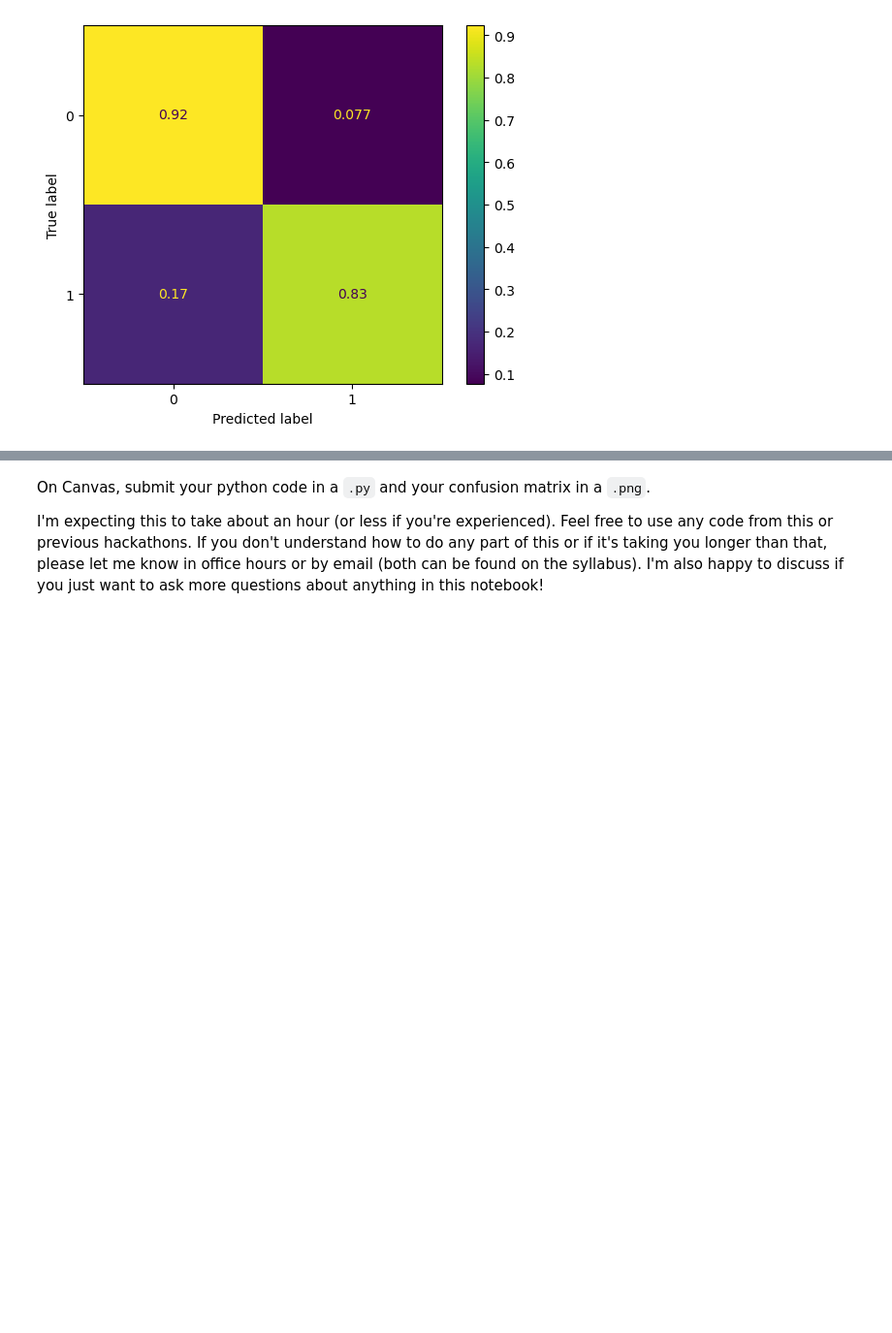
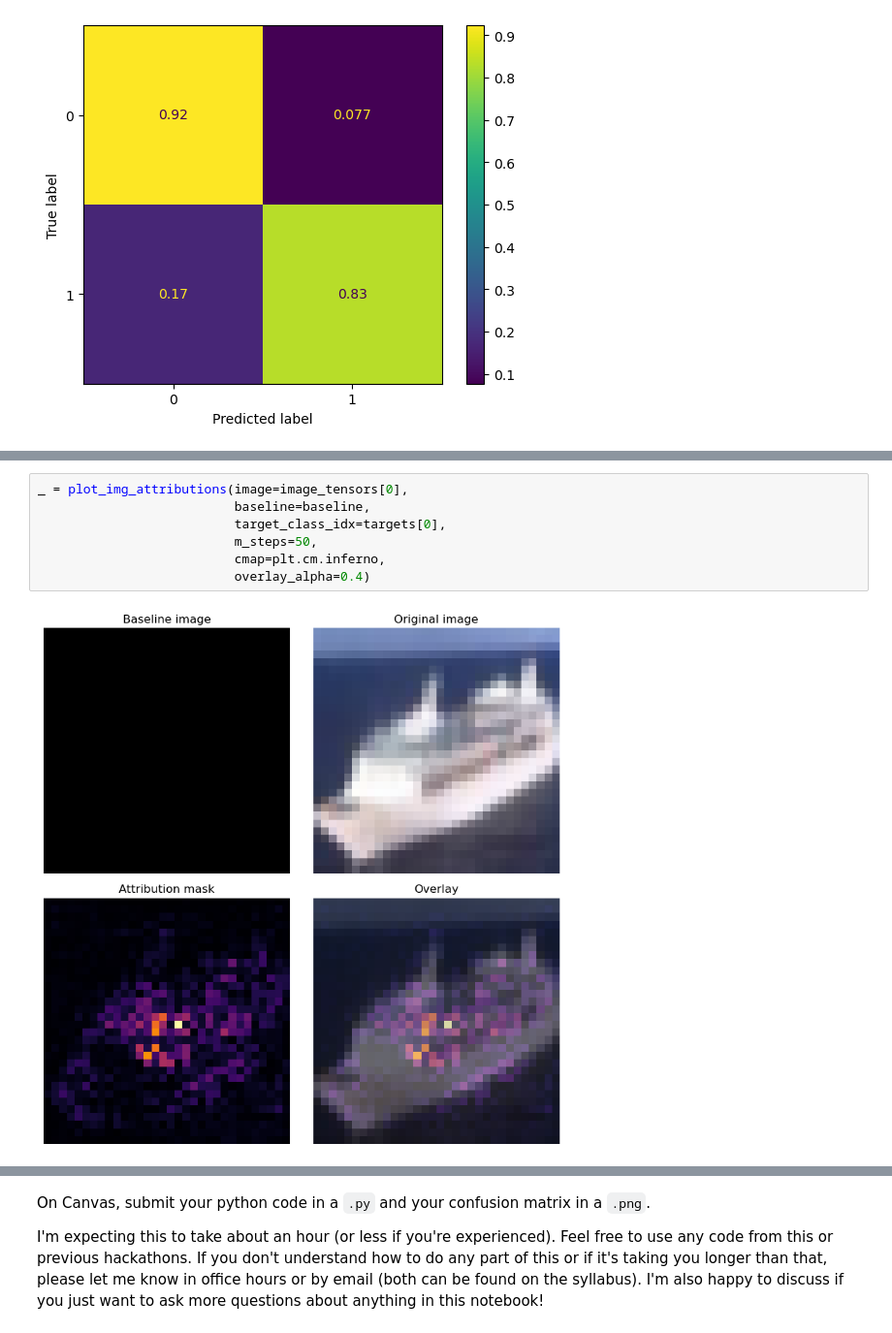
Before and after one commit to sscott-cse/Intro-Deep-Learning-Notebooks, a Jupyter notebook: CSCE-479-879/Hackathons/hackathon4.ipynb, the cells around one changed output, grey strips where cells are left out. Shown at 97% size. Drawn from its saved outputs; the diff is of its cells as text; blank space fills up the shorter version.

```diff
--- a/CSCE-479-879/Hackathons/hackathon4.ipynb
+++ b/CSCE-479-879/Hackathons/hackathon4.ipynb
@@ -472,0 +710,9 @@ plt.show()
+# %%
+_ = plot_img_attributions(image=image_tensors[0],
+                          baseline=baseline,
+                          target_class_idx=targets[0],
+                          m_steps=50,
+                          cmap=plt.cm.inferno,
+                          overlay_alpha=0.4)
+# %% [output]
+[figure, added]
```
Also changed, not shown: parts of 36 cells of this notebook.
